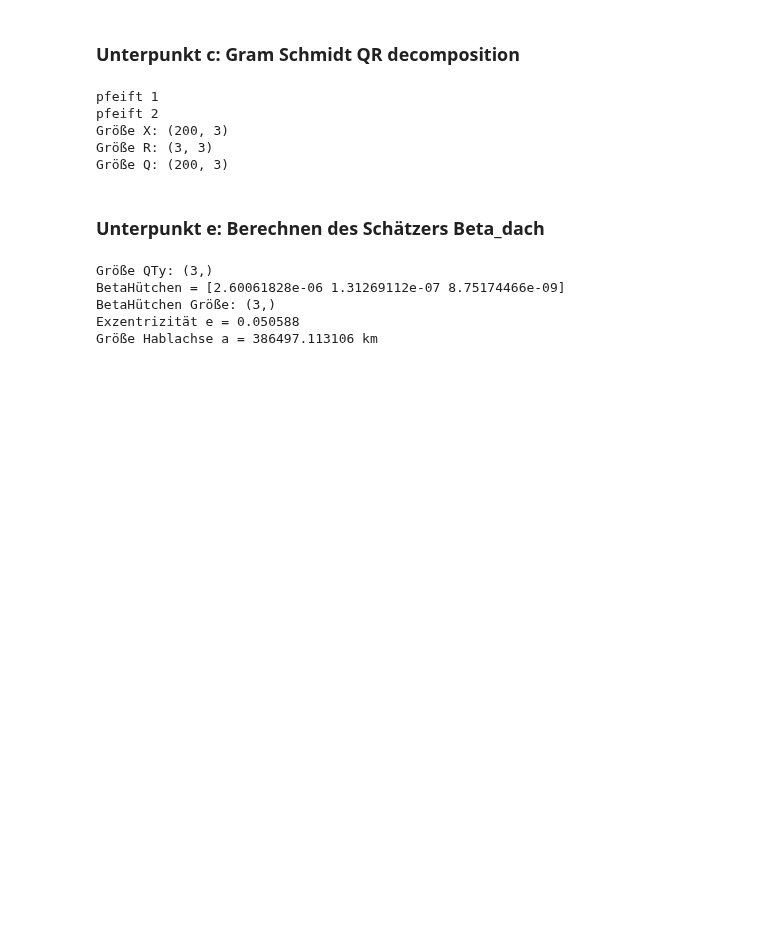
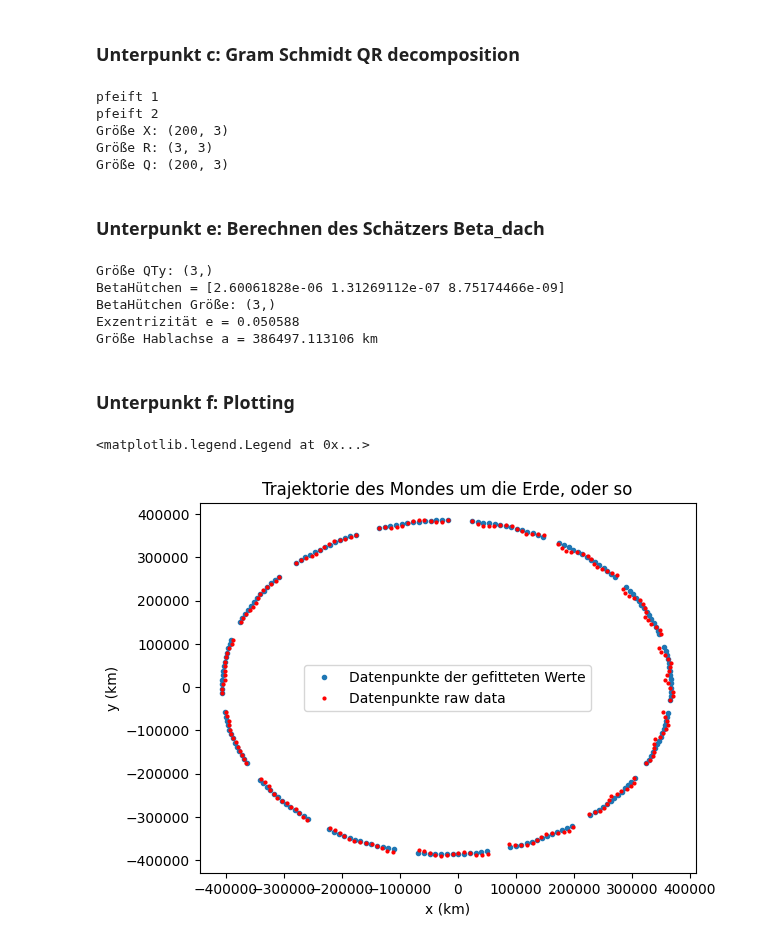
Before and after one commit to OverAmpJinx/CompPhyWS25, a Jupyter notebook: Assignment1/1.1twobodytrajectory.ipynb, the cells around one changed output. Saved outputs shown, nothing was run; the diff lists cells and outputs as text; code cells hidden in the pictures; blank space fills up the shorter version.

```diff
--- a/Assignment1/1.1twobodytrajectory.ipynb
+++ b/Assignment1/1.1twobodytrajectory.ipynb
@@ -115,3 +115,22 @@ BetaHütchen = [2.60061828e-06 1.31269112e-07 8.75174466e-09]
 BetaHütchen Größe: (3,)
 Exzentrizität e = 0.050588
 Größe Hablachse a = 386497.113106 km
+# %% [markdown]
+### Unterpunkt f: Plotting
+# %%
+#Plotten der Trajektorie in der (x,y) ebene mit den gefitteten Werten
+r_theta = a * (1 - e**2) / (1 + e * np.cos(theta)) # Formel für r(θ) aus der Aufgabenstellung
+x =r_theta* np.cos(theta)
+y=r_theta * np.sin(theta)
+#Einfach für nen schönen vergleich die raw data auch plotten
+x2 = r* np.cos(theta)
+y2 = r* np.sin(theta)
+plt.plot(x,y, 'o', label='Datenpunkte der gefitteten Werte', markersize=3)
+plt.plot(x2,y2, 'o', label='Datenpunkte raw data', markersize=2, color='red')
+plt.xlabel('x (km)')
+plt.ylabel('y (km)')
+plt.title('Trajektorie des Mondes um die Erde, oder so')
+plt.legend()
+# %% [output]
+<matplotlib.legend.Legend at 0x...>
+[figure, added]
```
Also changed, not shown: parts of 1 cell of this notebook.
